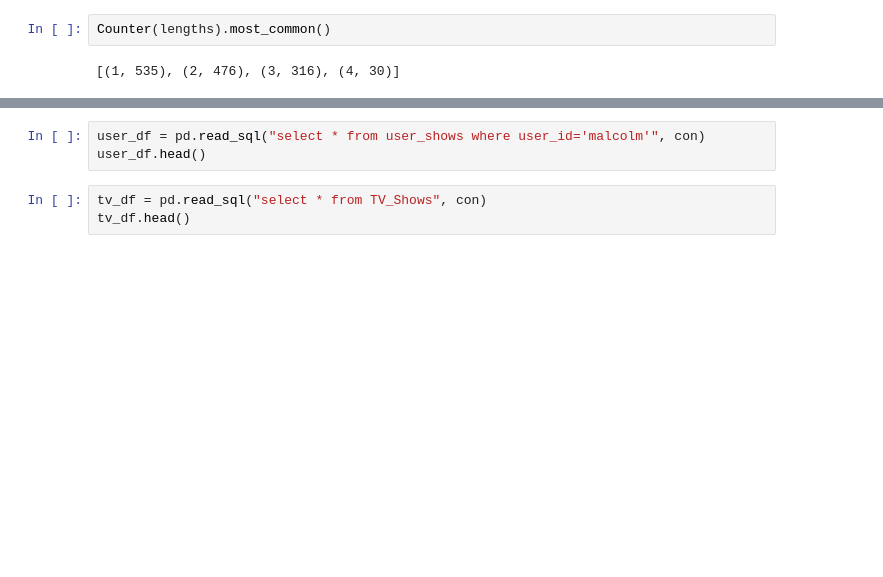
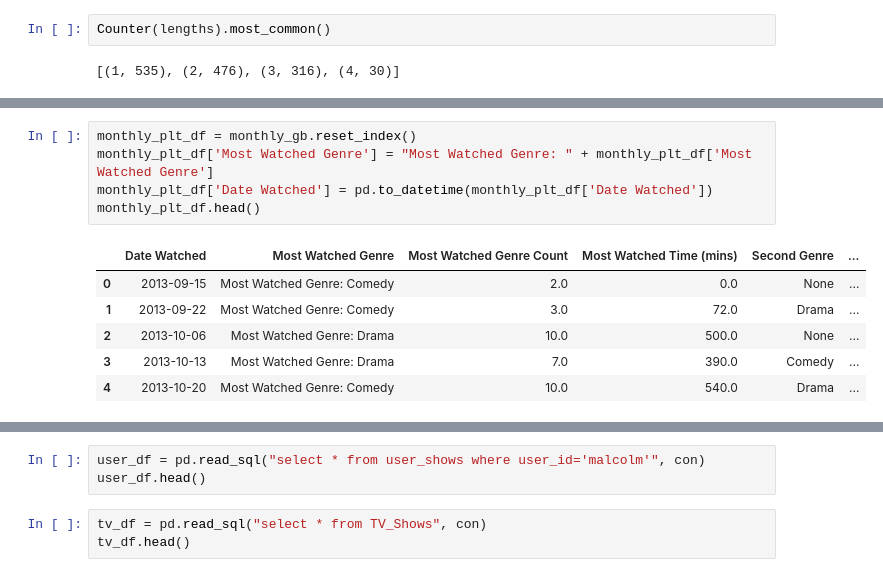
Before and after one commit to malctaylor15/Netflix_TMDB, a Jupyter notebook: Notebooks/Analysis v1 .ipynb, the cells around one changed output, grey strips where cells are left out. Cells and saved outputs as stored; diff of their text form; blank space fills up the shorter version.

```diff
--- a/Notebooks/Analysis v1 .ipynb
+++ b/Notebooks/Analysis v1 .ipynb
@@ -288,0 +319,12 @@ Counter(lengths).most_common()
+# %%
+monthly_plt_df = monthly_gb.reset_index()
+monthly_plt_df['Most Watched Genre'] = "Most Watched Genre: " + monthly_plt_df['Most Watched Genre']
+monthly_plt_df['Date Watched'] = pd.to_datetime(monthly_plt_df['Date Watched'])
+monthly_plt_df.head()
+# %% [output]
+|  | Date Watched | Most Watched Genre | Most Watched Genre Count | Most Watched Time (mins) | Second Genre | ... |
+| 0 | 2013-09-15 | Most Watched Genre: Comedy | 2.0 | 0.0 | None | ... |
+| 1 | 2013-09-22 | Most Watched Genre: Comedy | 3.0 | 72.0 | Drama | ... |
+| 2 | 2013-10-06 | Most Watched Genre: Drama | 10.0 | 500.0 | None | ... |
+| 3 | 2013-10-13 | Most Watched Genre: Drama | 7.0 | 390.0 | Comedy | ... |
+| 4 | 2013-10-20 | Most Watched Genre: Comedy | 10.0 | 540.0 | Drama | ... |
```
Also changed, not shown: parts of 13 cells of this notebook.
